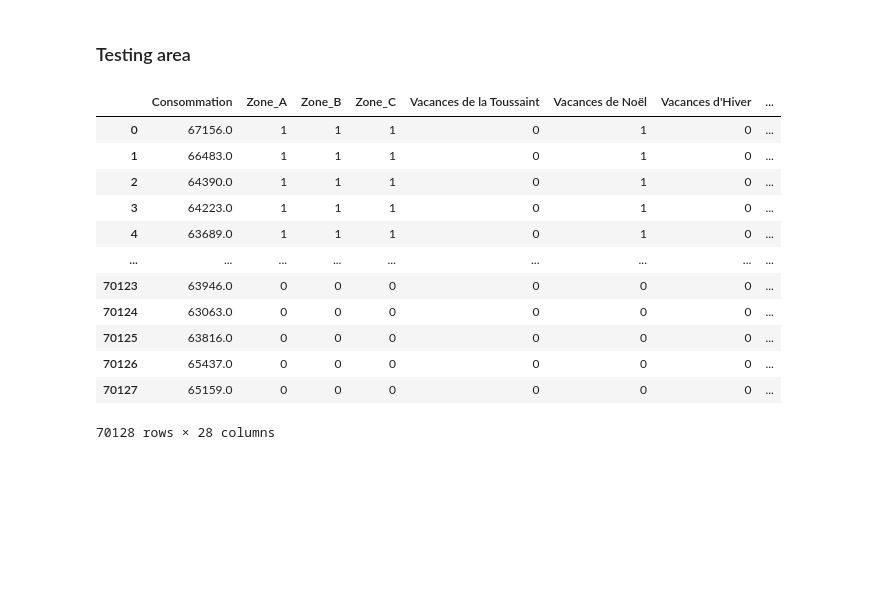
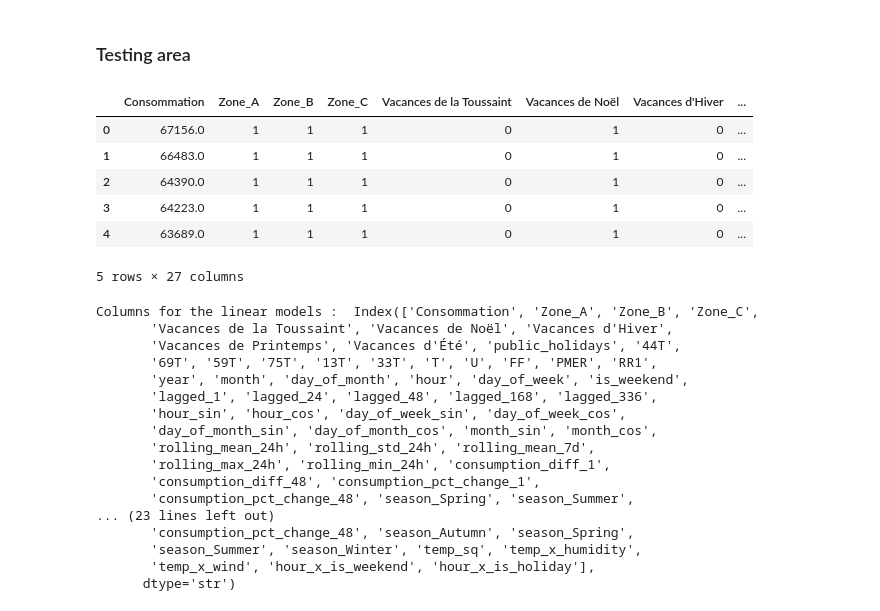
Before and after one commit to Marwane-ELM/energy_peak_prediction_fr, a Jupyter notebook: data_exploration.ipynb, the cells around one changed output. Saved outputs shown, nothing was run; the diff lists cells and outputs as text; code cells hidden in the pictures; blank space fills up the shorter version.

```diff
--- a/data_exploration.ipynb
+++ b/data_exploration.ipynb
@@ -1089,19 +1091,13 @@ Index(['Date', 'Heures', 'Consommation', 'Zone_A', 'Zone_B', 'Zone_C',
 ### Testing area
 # %%
 df_v3 = fe.date_and_hour(df_v3)
-# %%
-df_v3
-# %% [output]
-|  | Consommation | Zone_A | Zone_B | Zone_C | Vacances de la Toussaint | Vacances de Noël | Vacances d'Hiver | ... |
-| 0 | 67156.0 | 1 | 1 | 1 | 0 | 1 | 0 | ... |
-| 1 | 66483.0 | 1 | 1 | 1 | 0 | 1 | 0 | ... |
-| 2 | 64390.0 | 1 | 1 | 1 | 0 | 1 | 0 | ... |
-| 3 | 64223.0 | 1 | 1 | 1 | 0 | 1 | 0 | ... |
-| 4 | 63689.0 | 1 | 1 | 1 | 0 | 1 | 0 | ... |
-| ... | ... | ... | ... | ... | ... | ... | ... | ... |
-| 70123 | 63946.0 | 0 | 0 | 0 | 0 | 0 | 0 | ... |
-| 70124 | 63063.0 | 0 | 0 | 0 | 0 | 0 | 0 | ... |
-| 70125 | 63816.0 | 0 | 0 | 0 | 0 | 0 | 0 | ... |
-| 70126 | 65437.0 | 0 | 0 | 0 | 0 | 0 | 0 | ... |
-| 70127 | 65159.0 | 0 | 0 | 0 | 0 | 0 | 0 | ... |
-70128 rows × 28 columns
+# %%
+df_v3.head()
+# %% [output]
+|  | Consommation | Zone_A | Zone_B | Zone_C | Vacances de la Toussaint | Vacances de Noël | Vacances d'Hiver | ... |
+| 0 | 67156.0 | 1 | 1 | 1 | 0 | 1 | 0 | ... |
+| 1 | 66483.0 | 1 | 1 | 1 | 0 | 1 | 0 | ... |
+| 2 | 64390.0 | 1 | 1 | 1 | 0 | 1 | 0 | ... |
+| 3 | 64223.0 | 1 | 1 | 1 | 0 | 1 | 0 | ... |
+| 4 | 63689.0 | 1 | 1 | 1 | 0 | 1 | 0 | ... |
+5 rows × 27 columns
@@ -1107,0 +1119,21 @@ df_v3
+# %%
+print("Columns for the linear models : ", df_linear.columns)
+print("Columns for the tree based models : ", df_tree.columns)
+# %% [output]
+Columns for the linear models :  Index(['Consommation', 'Zone_A', 'Zone_B', 'Zone_C',
+       'Vacances de la Toussaint', 'Vacances de Noël', 'Vacances d'Hiver',
+       'Vacances de Printemps', 'Vacances d'Été', 'public_holidays', '44T',
+       '69T', '59T', '75T', '13T', '33T', 'T', 'U', 'FF', 'PMER', 'RR1',
+       'year', 'month', 'day_of_month', 'hour', 'day_of_week', 'is_weekend',
+       'lagged_1', 'lagged_24', 'lagged_48', 'lagged_168', 'lagged_336',
+       'hour_sin', 'hour_cos', 'day_of_week_sin', 'day_of_week_cos',
+       'day_of_month_sin', 'day_of_month_cos', 'month_sin', 'month_cos',
+       'rolling_mean_24h', 'rolling_std_24h', 'rolling_mean_7d',
+       'rolling_max_24h', 'rolling_min_24h', 'consumption_diff_1',
+       'consumption_diff_48', 'consumption_pct_change_1',
+       'consumption_pct_change_48', 'season_Spring', 'season_Summer',
+... (23 lines left out)
+       'consumption_pct_change_48', 'season_Autumn', 'season_Spring',
+       'season_Summer', 'season_Winter', 'temp_sq', 'temp_x_humidity',
+       'temp_x_wind', 'hour_x_is_weekend', 'hour_x_is_holiday'],
+      dtype='str')
```
Also changed, not shown: parts of 5 cells of this notebook, 1 other file.
